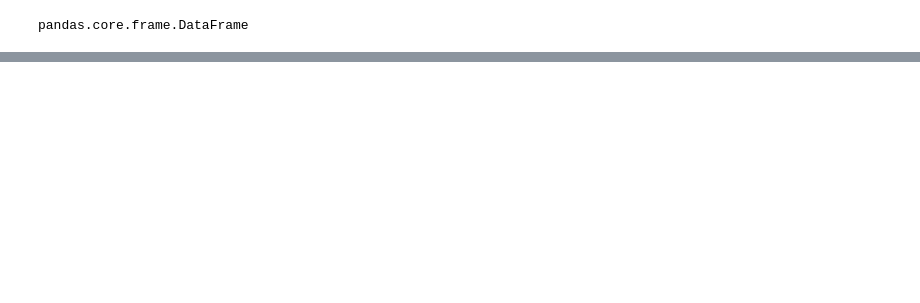
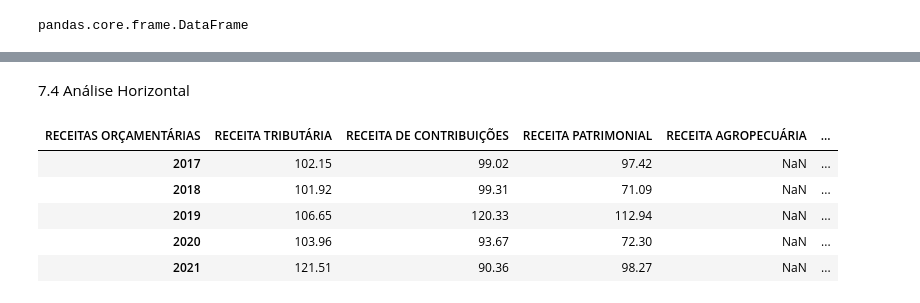
Before and after one commit to carolfazani/orcamento_sp, a Jupyter notebook: Preparando_os_dados.ipynb, the cells around one changed output, grey strips where cells are left out. Saved outputs shown, nothing was run; the diff lists cells and outputs as text; code cells hidden in the pictures; blank space fills up the shorter version.

```diff
--- a/Preparando_os_dados.ipynb
+++ b/Preparando_os_dados.ipynb
@@ -531 +586,3 @@ plt.xticks(rotation=90)
+# %% [markdown]
+7.4 Análise Horizontal
 # %%
@@ -549,6 +609,15 @@ df_ah_saldos =   df_ah_saldos.T
 df_ah_credito =   df_ah_credito.T
 df_ah_corrente =   df_ah_corrente.T
 df_ah_capital =   df_ah_capital.T
+# %%
+df_ah_corrente
+# %% [output]
+| RECEITAS ORÇAMENTÁRIAS | RECEITA TRIBUTÁRIA | RECEITA DE CONTRIBUIÇÕES | RECEITA PATRIMONIAL | RECEITA AGROPECUÁRIA | ... |
+| 2017 | 102.15 | 99.02 | 97.42 | NaN | ... |
+| 2018 | 101.92 | 99.31 | 71.09 | NaN | ... |
+| 2019 | 106.65 | 120.33 | 112.94 | NaN | ... |
+| 2020 | 103.96 | 93.67 | 72.30 | NaN | ... |
+| 2021 | 121.51 | 90.36 | 98.27 | NaN | ... |
 # %%
 
 df_ah_corrente.plot(kind= 'bar', stacked=True,figsize=(10,8))
```
Also changed, not shown: parts of 47 cells of this notebook.
